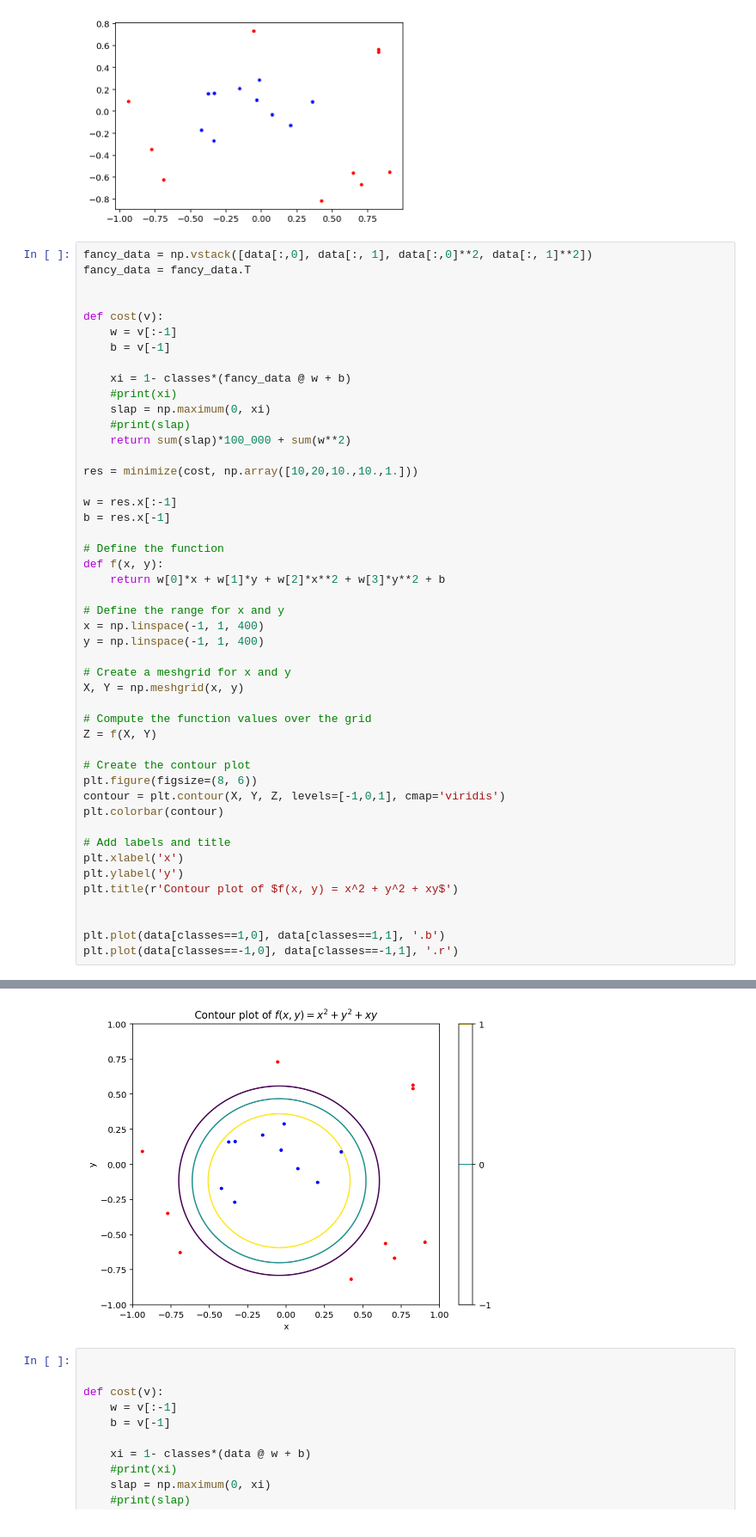
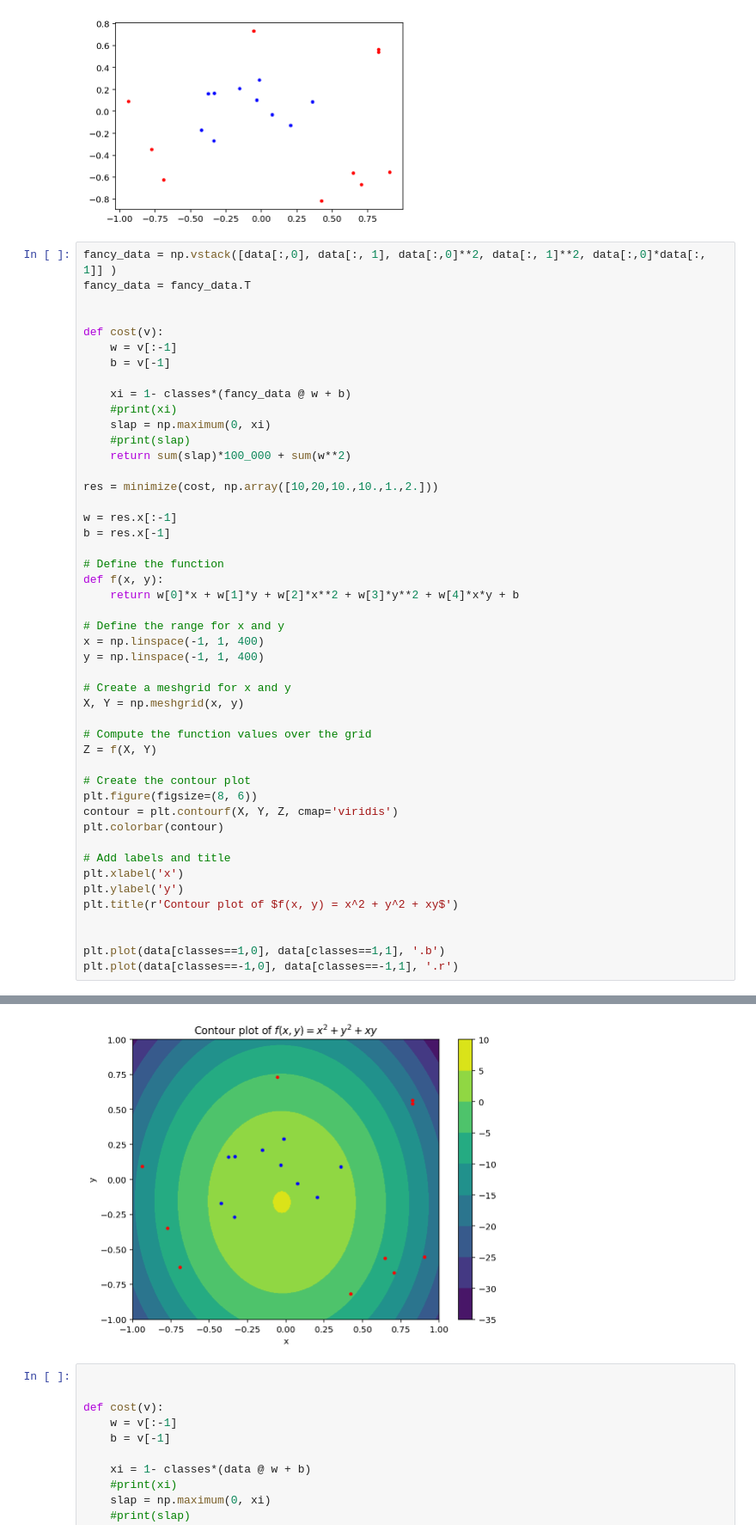
Before and after one commit to muic-pattern-rekt-2018/Exercise9, a Jupyter notebook: Support Vector Machine.ipynb, the cells around one changed output, grey strips where cells are left out. Shown: that part at 86% size. Cells and saved outputs as stored; diff of their text form.

```diff
--- a/Support Vector Machine.ipynb
+++ b/Support Vector Machine.ipynb
@@ -212,7 +212,7 @@ plt.plot(data[classes==-1,0], data[classes==-1,1], '.r')
 [<matplotlib.lines.Line2D at 0x...>]
 [figure]
 # %%
-fancy_data = np.vstack([data[:,0], data[:, 1], data[:,0]**2, data[:, 1]**2])
+fancy_data = np.vstack([data[:,0], data[:, 1], data[:,0]**2, data[:, 1]**2, data[:,0]*data[:, 1]] )
 fancy_data = fancy_data.T
 
 
@@ -226,41 +226,41 @@ def cost(v):
     #print(slap)
     return sum(slap)*100_000 + sum(w**2)
 
-res = minimize(cost, np.array([10,20,10.,10.,1.]))
+res = minimize(cost, np.array([10,20,10.,10.,1.,2.]))
 
 w = res.x[:-1]
 b = res.x[-1]
 
 # Define the function
 def f(x, y):
-    return w[0]*x + w[1]*y + w[2]*x**2 + w[3]*y**2 + b
+    return w[0]*x + w[1]*y + w[2]*x**2 + w[3]*y**2 + w[4]*x*y + b
 
 # Define the range for x and y
 x = np.linspace(-1, 1, 400)
 y = np.linspace(-1, 1, 400)
 
 # Create a meshgrid for x and y
 X, Y = np.meshgrid(x, y)
 
 # Compute the function values over the grid
 Z = f(X, Y)
 
 # Create the contour plot
 plt.figure(figsize=(8, 6))
-contour = plt.contour(X, Y, Z, levels=[-1,0,1], cmap='viridis')
+contour = plt.contourf(X, Y, Z, cmap='viridis')
 plt.colorbar(contour)
 
 # Add labels and title
 plt.xlabel('x')
 plt.ylabel('y')
 plt.title(r'Contour plot of $f(x, y) = x^2 + y^2 + xy$')
 
 
 plt.plot(data[classes==1,0], data[classes==1,1], '.b')
 plt.plot(data[classes==-1,0], data[classes==-1,1], '.r')
 # %% [output]
 [<matplotlib.lines.Line2D at 0x...>]
-[figure, old version]
+[figure, new version]
 # %%
 
 
```
